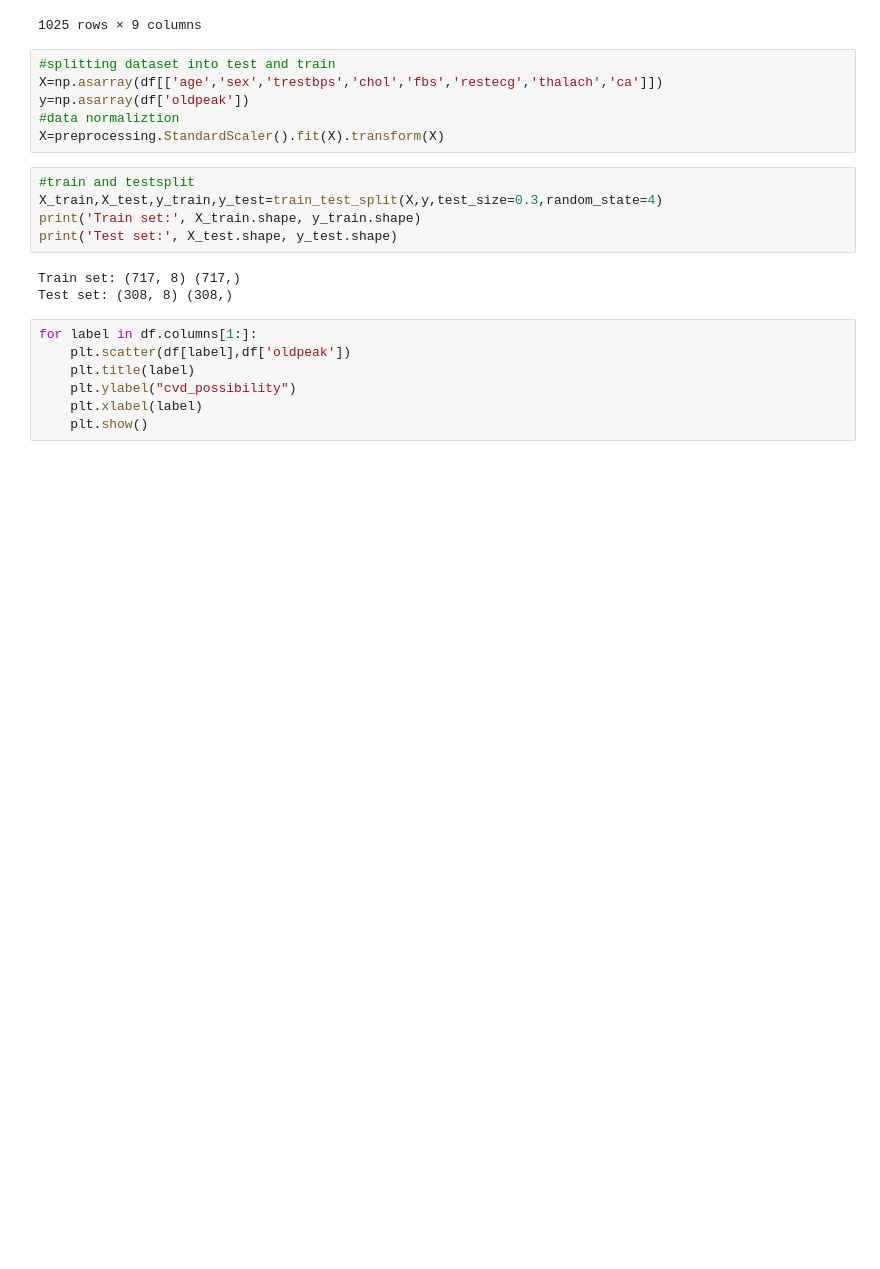
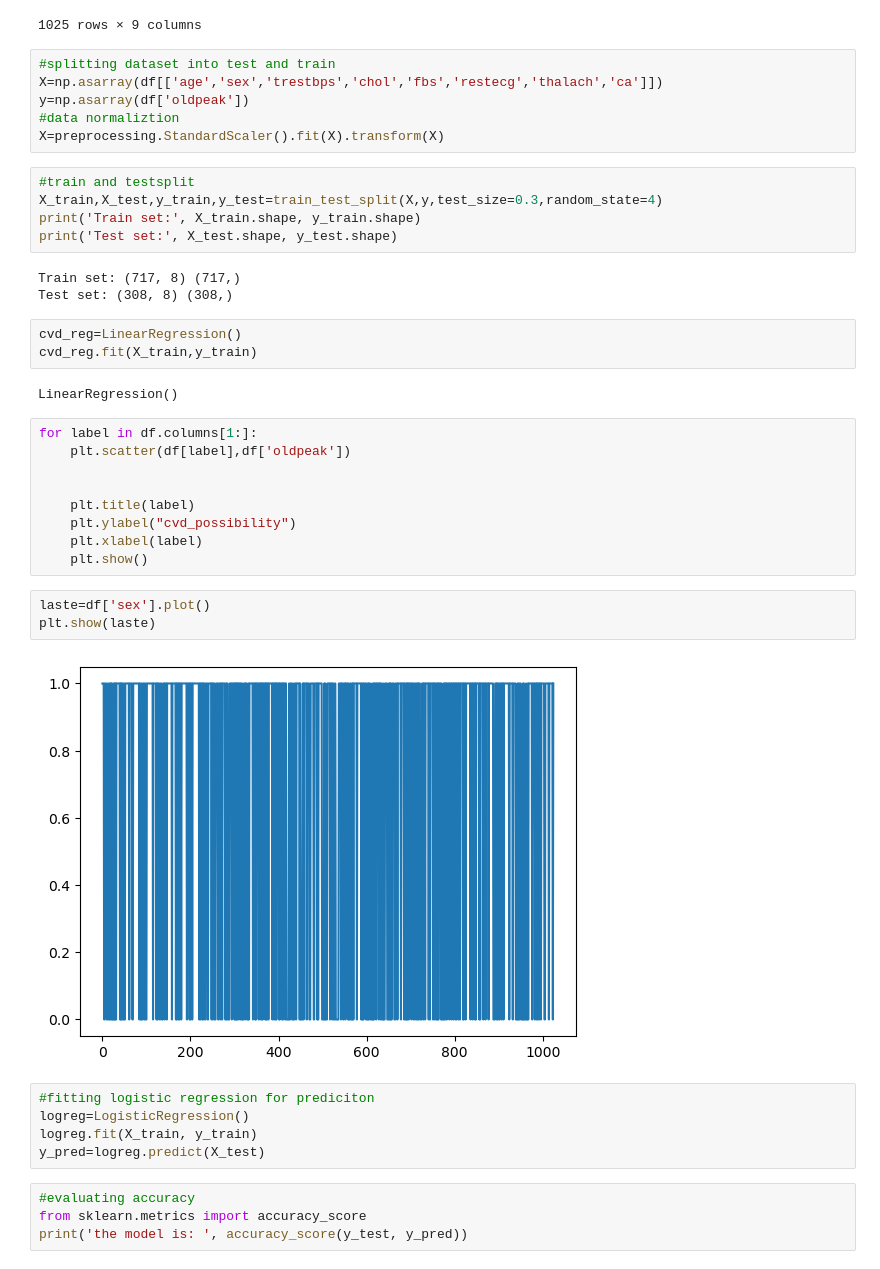
Before and after one commit to salmonGowa/CVD_prediction, a Jupyter notebook: cvd.ipynb, the cells around one changed output. Saved outputs shown, nothing was run; the diff lists cells and outputs as text; blank space fills up the shorter version.

Commit message:
model

```diff
--- a/cvd.ipynb
+++ b/cvd.ipynb
@@ -42,10 +44,31 @@ print('Test set:', X_test.shape, y_test.shape)
 # %% [output]
 Train set: (717, 8) (717,)
 Test set: (308, 8) (308,)
+# %%
+cvd_reg=LinearRegression()
+cvd_reg.fit(X_train,y_train)
+# %% [output]
+LinearRegression()
 # %%
 for label in df.columns[1:]:
     plt.scatter(df[label],df['oldpeak'])
+
+
     plt.title(label)
     plt.ylabel("cvd_possibility")
     plt.xlabel(label)
     plt.show()
+# %%
+laste=df['sex'].plot()
+plt.show(laste)
+# %% [output]
+[figure, added]
+# %%
+#fitting logistic regression for prediciton
+logreg=LogisticRegression()
+logreg.fit(X_train, y_train)
+y_pred=logreg.predict(X_test)
+# %%
+#evaluating accuracy
+from sklearn.metrics import accuracy_score
+print('the model is: ', accuracy_score(y_test, y_pred))
```
Also changed, not shown: parts of 1 cell of this notebook.
